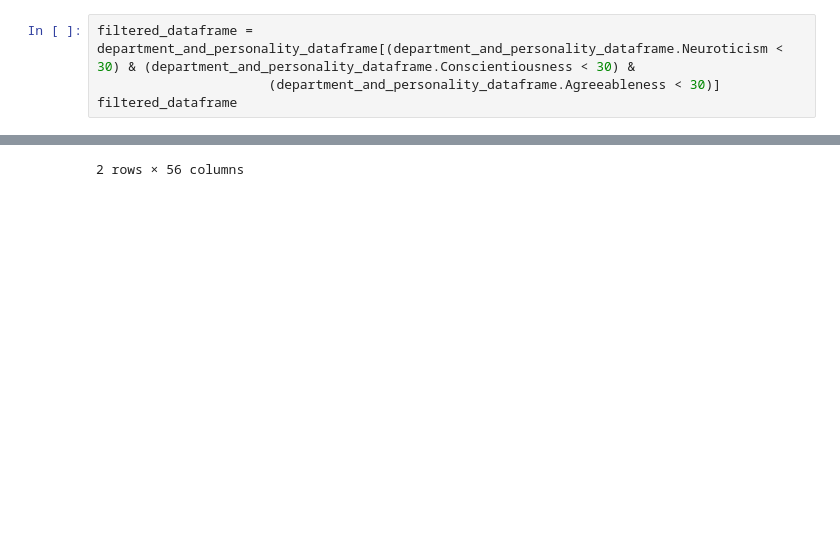
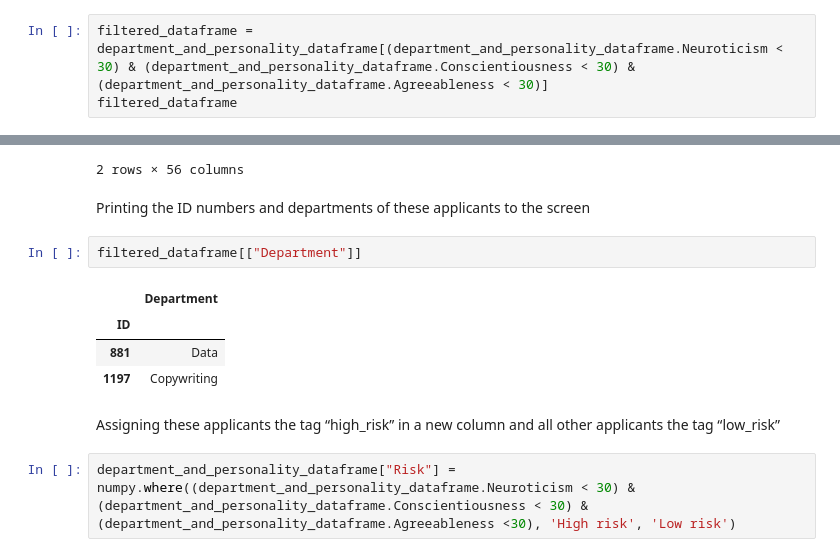
Before and after one commit to RTEE001/Data-wrangling, a Jupyter notebook: data_wrangling/Data-wrangling.ipynb, the cells around one changed output, grey strips where cells are left out. Cells and saved outputs as stored; diff of their text form; blank space fills up the shorter version.

```diff
--- a/data_wrangling/Data-wrangling.ipynb
+++ b/data_wrangling/Data-wrangling.ipynb
@@ -198,8 +199,7 @@ assert len(department_and_personality_dataframe) == len(department_dataframe), "
 # %% [markdown]
 Filtering dataframe by required filter
 # %%
-filtered_dataframe = department_and_personality_dataframe[(department_and_personality_dataframe.Neuroticism < 30) & (department_and_personality_dataframe.Conscientiousness < 30) &
-                      (department_and_personality_dataframe.Agreeableness < 30)]
+filtered_dataframe = department_and_personality_dataframe[(department_and_personality_dataframe.Neuroticism < 30) & (department_and_personality_dataframe.Conscientiousness < 30) & (department_and_personality_dataframe.Agreeableness < 30)]
 filtered_dataframe
 # %% [output]
 |  | Department | I am always prepared | I am easily disturbed | I am exacting (demanding) in my work | I am full of ideas | ... |
@@ -207,3 +207,16 @@ filtered_dataframe
 | 881 | Data | (3, 3) | (4, 1) | (3, 1) | (5, 5) | ... |
 | 1197 | Copywriting | (3, 5) | (4, 5) | (3, 1) | (5, 1) | ... |
 2 rows × 56 columns
+# %% [markdown]
+Printing the ID numbers and departments of these applicants to the screen
+# %%
+filtered_dataframe[["Department"]]
+# %% [output]
+|  | Department |
+| ID |  |
+| 881 | Data |
+| 1197 | Copywriting |
+# %% [markdown]
+Assigning these applicants the tag “high_risk” in a new column and all other applicants the tag “low_risk”
+# %%
+department_and_personality_dataframe["Risk"] = numpy.where((department_and_personality_dataframe.Neuroticism < 30) &(department_and_personality_dataframe.Conscientiousness < 30) & (department_and_personality_dataframe.Agreeableness <30), 'High risk', 'Low risk')
```
Also changed, not shown: parts of 1 cell of this notebook.
